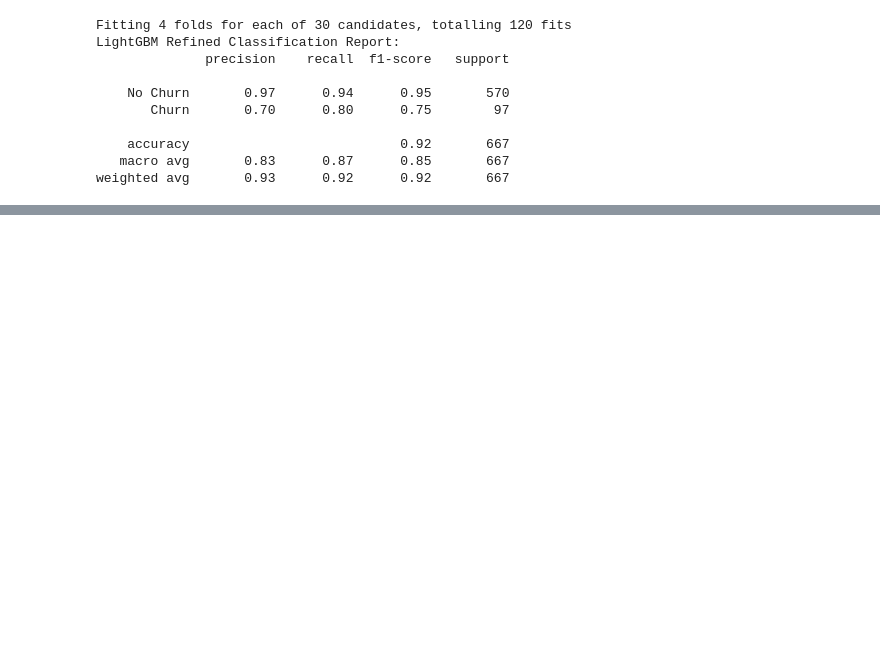
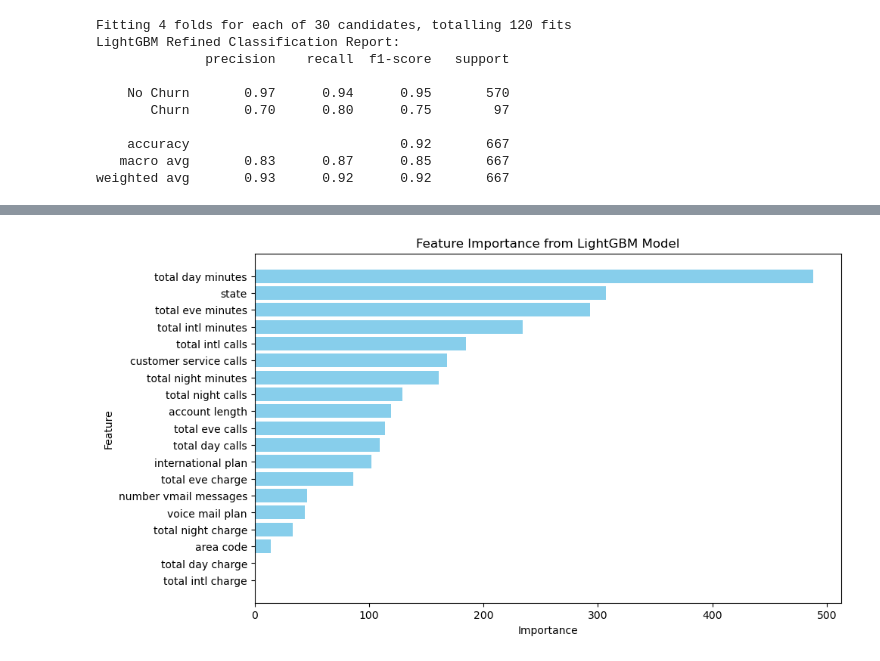
Before and after one commit to nealiyer88/Telecom, a Jupyter notebook: Telecom.ipynb, the cells around one changed output, grey strips where cells are left out. Drawn from its saved outputs; the diff is of its cells as text; code cells hidden in the pictures; blank space fills up the shorter version.

```diff
--- a/Telecom.ipynb
+++ b/Telecom.ipynb
@@ -476,0 +388,22 @@ The analysis using the hypertuned Random Forest model has provided valuable insi
+# %%
+import matplotlib.pyplot as plt
+import pandas as pd
+
+# Get feature importance from the LightGBM model
+feature_importances = best_lgb_model_refined.feature_importances_
+features = X_train.columns
+
+# Create a DataFrame for better visualization
+importance_df = pd.DataFrame({'Feature': features, 'Importance': feature_importances})
+importance_df = importance_df.sort_values(by='Importance', ascending=False)
+
+# Plotting the feature importance
+plt.figure(figsize=(10, 6))
+plt.barh(importance_df['Feature'], importance_df['Importance'], color='skyblue')
+plt.xlabel('Importance')
+plt.ylabel('Feature')
+plt.title('Feature Importance from LightGBM Model')
+plt.gca().invert_yaxis()
+plt.show()
+# %% [output]
+[figure, added]
```
Also changed, not shown: parts of 27 cells of this notebook.
